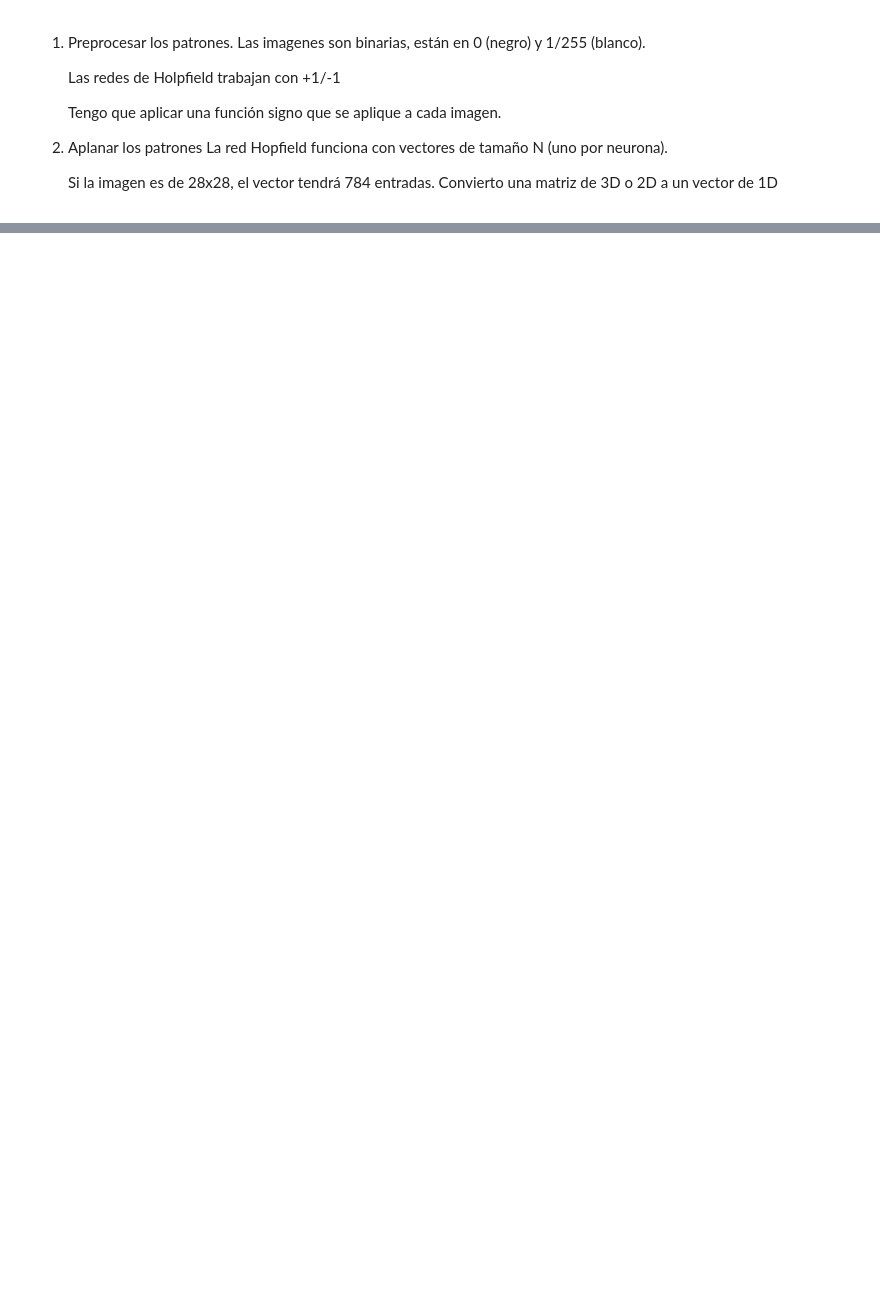
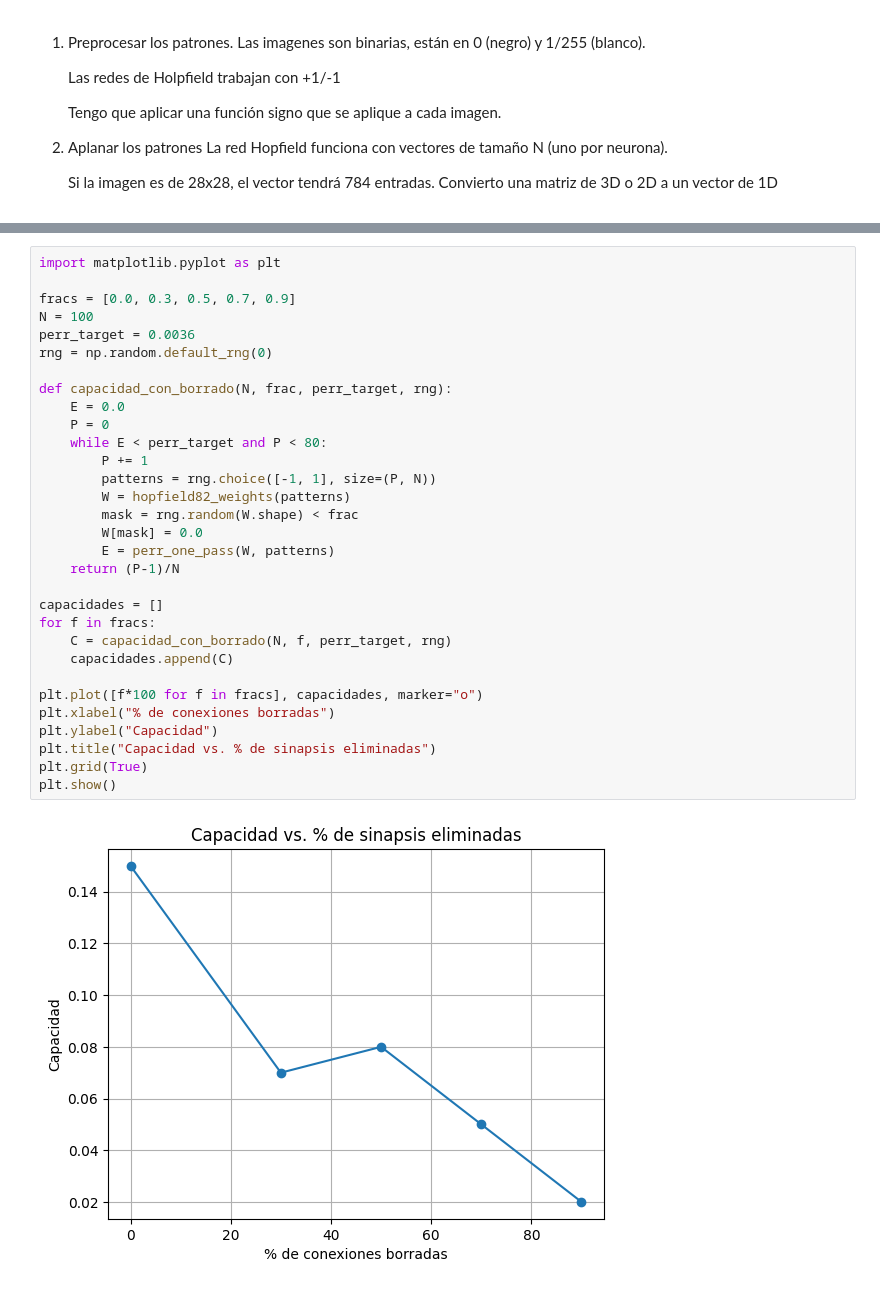
Before and after one commit to camifezz/Redes-Neuronales, a Jupyter notebook: TP1/tp1.ipynb, the cells around one changed output, grey strips where cells are left out. Drawn from its saved outputs; the diff is of its cells as text; blank space fills up the shorter version.

```diff
--- a/TP1/tp1.ipynb
+++ b/TP1/tp1.ipynb
@@ -171,0 +634,33 @@ ValueError: not enough values to unpack (expected 2, got 1)
+# %%
+import matplotlib.pyplot as plt
+
+fracs = [0.0, 0.3, 0.5, 0.7, 0.9]
+N = 100
+perr_target = 0.0036
+rng = np.random.default_rng(0)
+
+def capacidad_con_borrado(N, frac, perr_target, rng):
+    E = 0.0
+    P = 0
+    while E < perr_target and P < 80:
+        P += 1
+        patterns = rng.choice([-1, 1], size=(P, N))
+        W = hopfield82_weights(patterns)
+        mask = rng.random(W.shape) < frac
+        W[mask] = 0.0
+        E = perr_one_pass(W, patterns)
+    return (P-1)/N
+
+capacidades = []
+for f in fracs:
+    C = capacidad_con_borrado(N, f, perr_target, rng)
+    capacidades.append(C)
+
+plt.plot([f*100 for f in fracs], capacidades, marker="o")
+plt.xlabel("% de conexiones borradas")
+plt.ylabel("Capacidad")
+plt.title("Capacidad vs. % de sinapsis eliminadas")
+plt.grid(True)
+plt.show()
+# %% [output]
+[figure, added]
```
Also changed, not shown: parts of 66 cells of this notebook, 33 other files.
